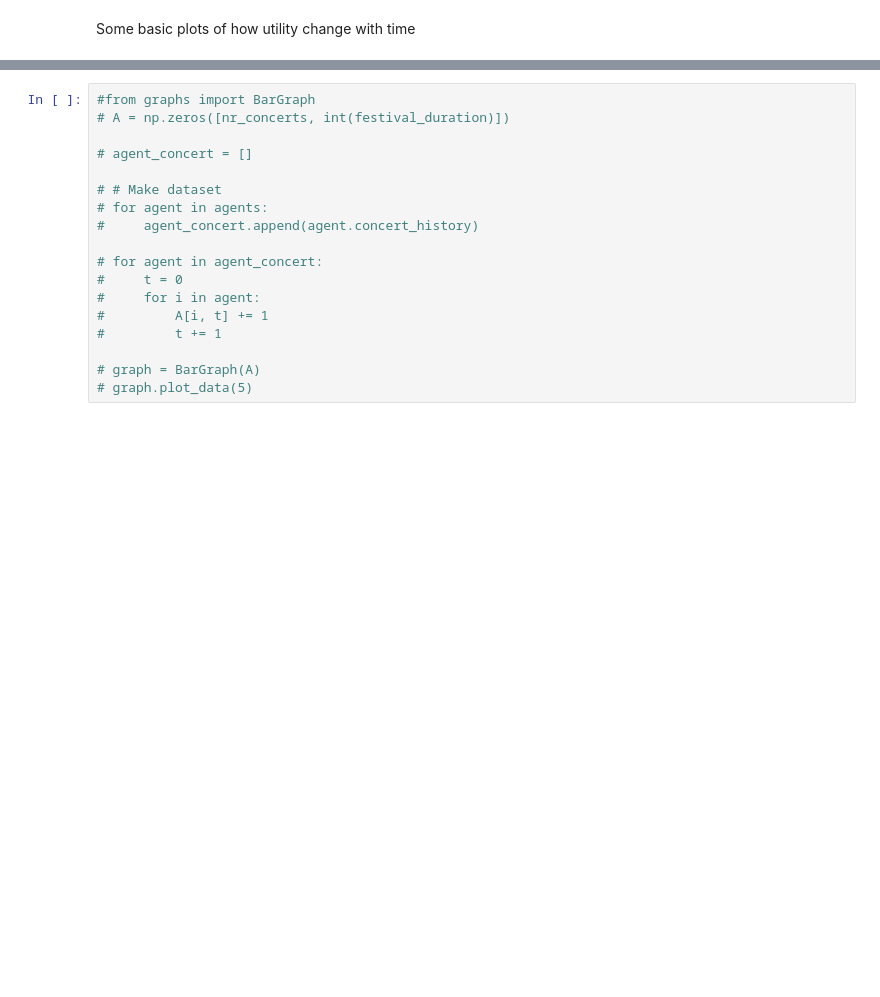
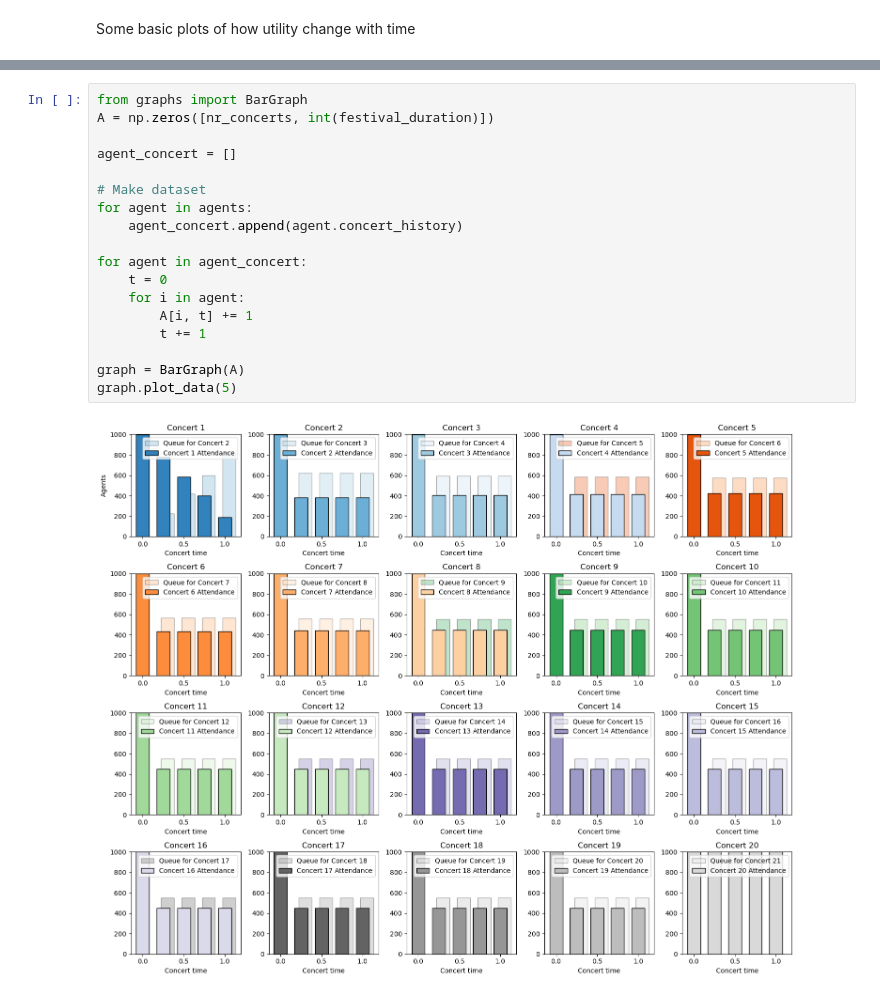
Before and after one commit to MAqvist/ENM140_Ketchup, a Jupyter notebook: august_test.ipynb, the cells around one changed output, grey strips where cells are left out. Saved outputs shown, nothing was run; the diff lists cells and outputs as text; blank space fills up the shorter version.

```diff
--- a/august_test.ipynb
+++ b/august_test.ipynb
@@ -306,18 +296,20 @@ Proportions of each class [0.125, 0.125, 0.125, 0.125, 0.125, 0.125, 0.125, 0.12
 # %%
-#from graphs import BarGraph
-# A = np.zeros([nr_concerts, int(festival_duration)])
+from graphs import BarGraph
+A = np.zeros([nr_concerts, int(festival_duration)])
 
-# agent_concert = []
+agent_concert = []
 
-# # Make dataset
-# for agent in agents:
-#     agent_concert.append(agent.concert_history)
+# Make dataset
+for agent in agents:
+    agent_concert.append(agent.concert_history)
 
-# for agent in agent_concert:
-#     t = 0
-#     for i in agent:
-#         A[i, t] += 1
-#         t += 1
+for agent in agent_concert:
+    t = 0
+    for i in agent:
+        A[i, t] += 1
+        t += 1
 
-# graph = BarGraph(A)
-# graph.plot_data(5)
+graph = BarGraph(A)
+graph.plot_data(5)
+# %% [output]
+[figure, added]
```
Also changed, not shown: parts of 7 cells of this notebook.
